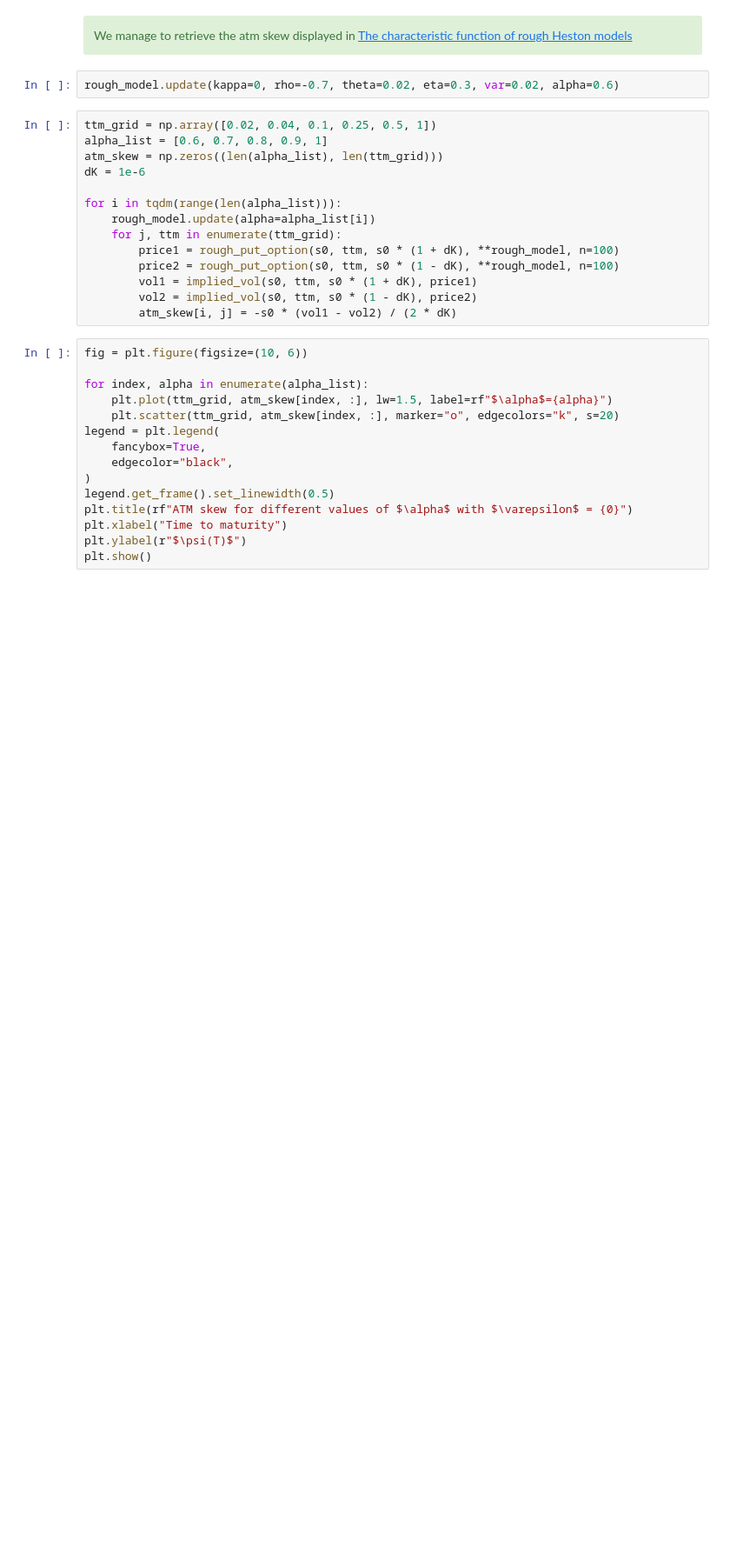
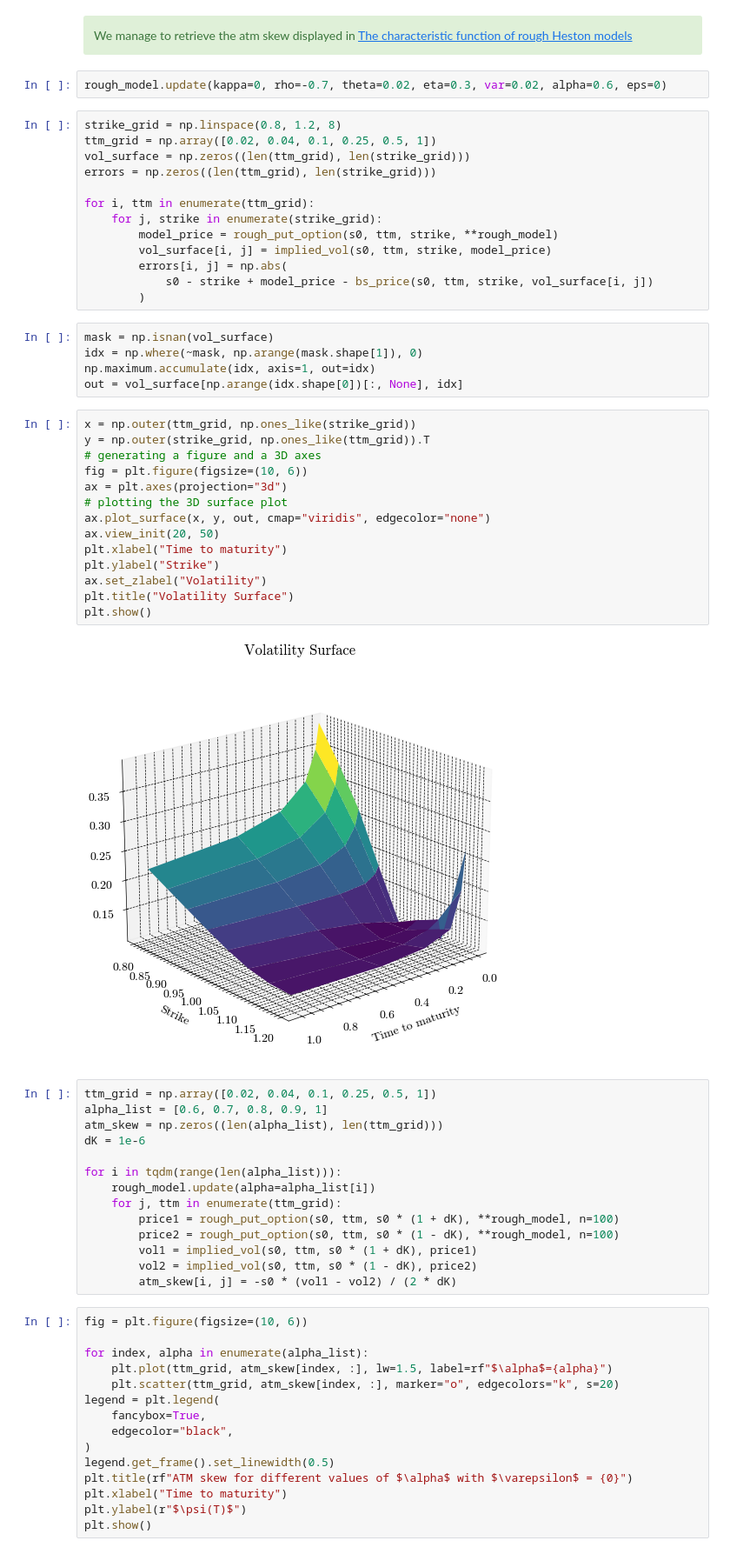
Before and after one commit to SaadSouilmi/Volterra, a Jupyter notebook: Challenge2_VolterraHeston.ipynb, the cells around one changed output. Shown at 87% size. Drawn from its saved outputs; the diff is of its cells as text; blank space fills up the shorter version.

```diff
--- a/Challenge2_VolterraHeston.ipynb
+++ b/Challenge2_VolterraHeston.ipynb
@@ -1529,7 +1529,41 @@ plt.show()
 # %% [markdown]
 <div class="alert alert-success">We manage to retrieve the atm skew displayed in <a href="https://arxiv.org/pdf/1609.02108.pdf">The characteristic function of rough Heston models</a></div>
 # %%
-rough_model.update(kappa=0, rho=-0.7, theta=0.02, eta=0.3, var=0.02, alpha=0.6)
+rough_model.update(kappa=0, rho=-0.7, theta=0.02, eta=0.3, var=0.02, alpha=0.6, eps=0)
+# %%
+strike_grid = np.linspace(0.8, 1.2, 8)
+ttm_grid = np.array([0.02, 0.04, 0.1, 0.25, 0.5, 1])
+vol_surface = np.zeros((len(ttm_grid), len(strike_grid)))
+errors = np.zeros((len(ttm_grid), len(strike_grid)))
+
+for i, ttm in enumerate(ttm_grid):
+    for j, strike in enumerate(strike_grid):
+        model_price = rough_put_option(s0, ttm, strike, **rough_model)
+        vol_surface[i, j] = implied_vol(s0, ttm, strike, model_price)
+        errors[i, j] = np.abs(
+            s0 - strike + model_price - bs_price(s0, ttm, strike, vol_surface[i, j])
+        )
+# %%
+mask = np.isnan(vol_surface)
+idx = np.where(~mask, np.arange(mask.shape[1]), 0)
+np.maximum.accumulate(idx, axis=1, out=idx)
+out = vol_surface[np.arange(idx.shape[0])[:, None], idx]
+# %%
+x = np.outer(ttm_grid, np.ones_like(strike_grid))
+y = np.outer(strike_grid, np.ones_like(ttm_grid)).T
+# generating a figure and a 3D axes
+fig = plt.figure(figsize=(10, 6))
+ax = plt.axes(projection="3d")
+# plotting the 3D surface plot
+ax.plot_surface(x, y, out, cmap="viridis", edgecolor="none")
+ax.view_init(20, 50)
+plt.xlabel("Time to maturity")
+plt.ylabel("Strike")
+ax.set_zlabel("Volatility")
+plt.title("Volatility Surface")
+plt.show()
+# %% [output]
+[figure, added]
 # %%
 ttm_grid = np.array([0.02, 0.04, 0.1, 0.25, 0.5, 1])
 alpha_list = [0.6, 0.7, 0.8, 0.9, 1]
```
Also changed, not shown: parts of 1 cell of this notebook.
